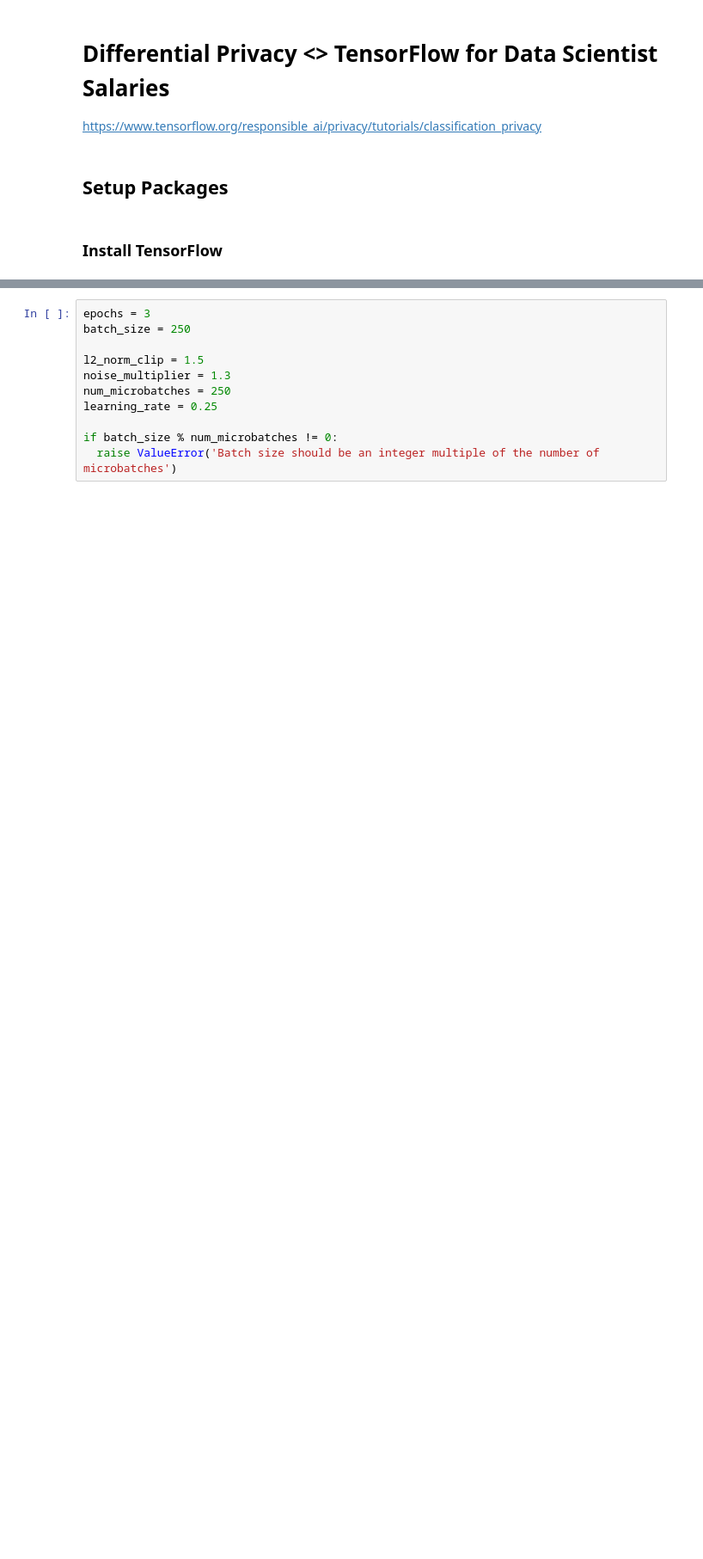
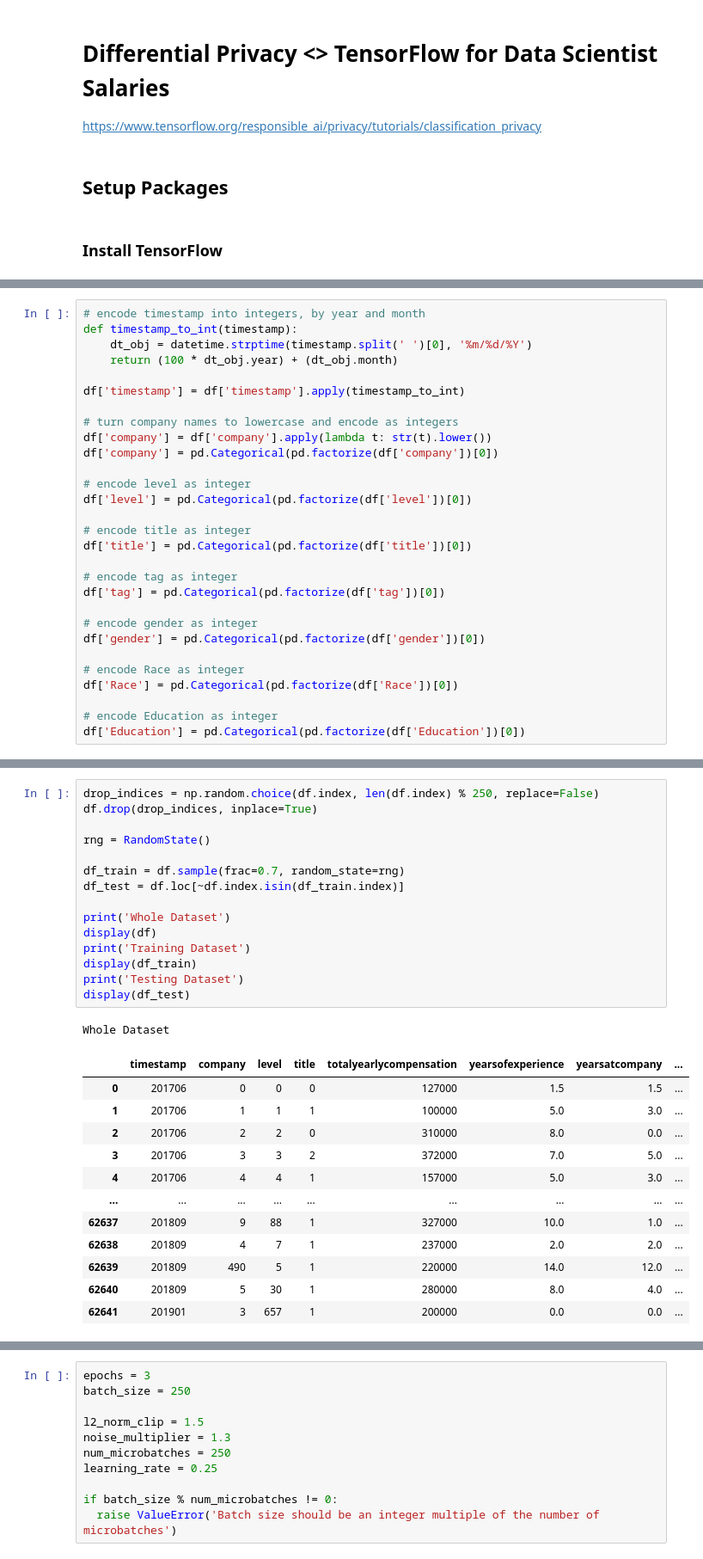
Before and after one commit to hryoma/cis523-final-project, a Jupyter notebook: df-sgd-salaries.ipynb, the cells around one changed output, grey strips where cells are left out. Shown: that part at 86% size. Drawn from its saved outputs; the diff is of its cells as text; blank space fills up the shorter version.

```diff
--- a/df-sgd-salaries.ipynb
+++ b/df-sgd-salaries.ipynb
@@ -91,0 +132,29 @@ Downloading data from https://storage.googleapis.com/tensorflow/tf-keras-dataset
+# %%
+# encode timestamp into integers, by year and month
+def timestamp_to_int(timestamp):
+    dt_obj = datetime.strptime(timestamp.split(' ')[0], '%m/%d/%Y')
+    return (100 * dt_obj.year) + (dt_obj.month)
+
+df['timestamp'] = df['timestamp'].apply(timestamp_to_int)
+
+# turn company names to lowercase and encode as integers
+df['company'] = df['company'].apply(lambda t: str(t).lower())
+df['company'] = pd.Categorical(pd.factorize(df['company'])[0])
+
+# encode level as integer
+df['level'] = pd.Categorical(pd.factorize(df['level'])[0])
+
+# encode title as integer
+df['title'] = pd.Categorical(pd.factorize(df['title'])[0])
+
+# encode tag as integer
+df['tag'] = pd.Categorical(pd.factorize(df['tag'])[0])
+
+# encode gender as integer
+df['gender'] = pd.Categorical(pd.factorize(df['gender'])[0])
+
+# encode Race as integer
+df['Race'] = pd.Categorical(pd.factorize(df['Race'])[0])
+
+# encode Education as integer
+df['Education'] = pd.Categorical(pd.factorize(df['Education'])[0])
@@ -91,0 +181,29 @@ Downloading data from https://storage.googleapis.com/tensorflow/tf-keras-dataset
+# %%
+drop_indices = np.random.choice(df.index, len(df.index) % 250, replace=False)
+df.drop(drop_indices, inplace=True)
+
+rng = RandomState()
+
+df_train = df.sample(frac=0.7, random_state=rng)
+df_test = df.loc[~df.index.isin(df_train.index)]
+
+print('Whole Dataset')
+display(df)
+print('Training Dataset')
+display(df_train)
+print('Testing Dataset')
+display(df_test)
+# %% [output]
+Whole Dataset
+|  | timestamp | company | level | title | totalyearlycompensation | yearsofexperience | yearsatcompany | ... |
+| 0 | 201706 | 0 | 0 | 0 | 127000 | 1.5 | 1.5 | ... |
+| 1 | 201706 | 1 | 1 | 1 | 100000 | 5.0 | 3.0 | ... |
+| 2 | 201706 | 2 | 2 | 0 | 310000 | 8.0 | 0.0 | ... |
+| 3 | 201706 | 3 | 3 | 2 | 372000 | 7.0 | 5.0 | ... |
+| 4 | 201706 | 4 | 4 | 1 | 157000 | 5.0 | 3.0 | ... |
+| ... | ... | ... | ... | ... | ... | ... | ... | ... |
+| 62637 | 201809 | 9 | 88 | 1 | 327000 | 10.0 | 1.0 | ... |
+| 62638 | 201809 | 4 | 7 | 1 | 237000 | 2.0 | 2.0 | ... |
+| 62639 | 201809 | 490 | 5 | 1 | 220000 | 14.0 | 12.0 | ... |
+| 62640 | 201809 | 5 | 30 | 1 | 280000 | 8.0 | 4.0 | ... |
+| 62641 | 201901 | 3 | 657 | 1 | 200000 | 0.0 | 0.0 | ... |
```
Also changed, not shown: parts of 28 cells of this notebook.
